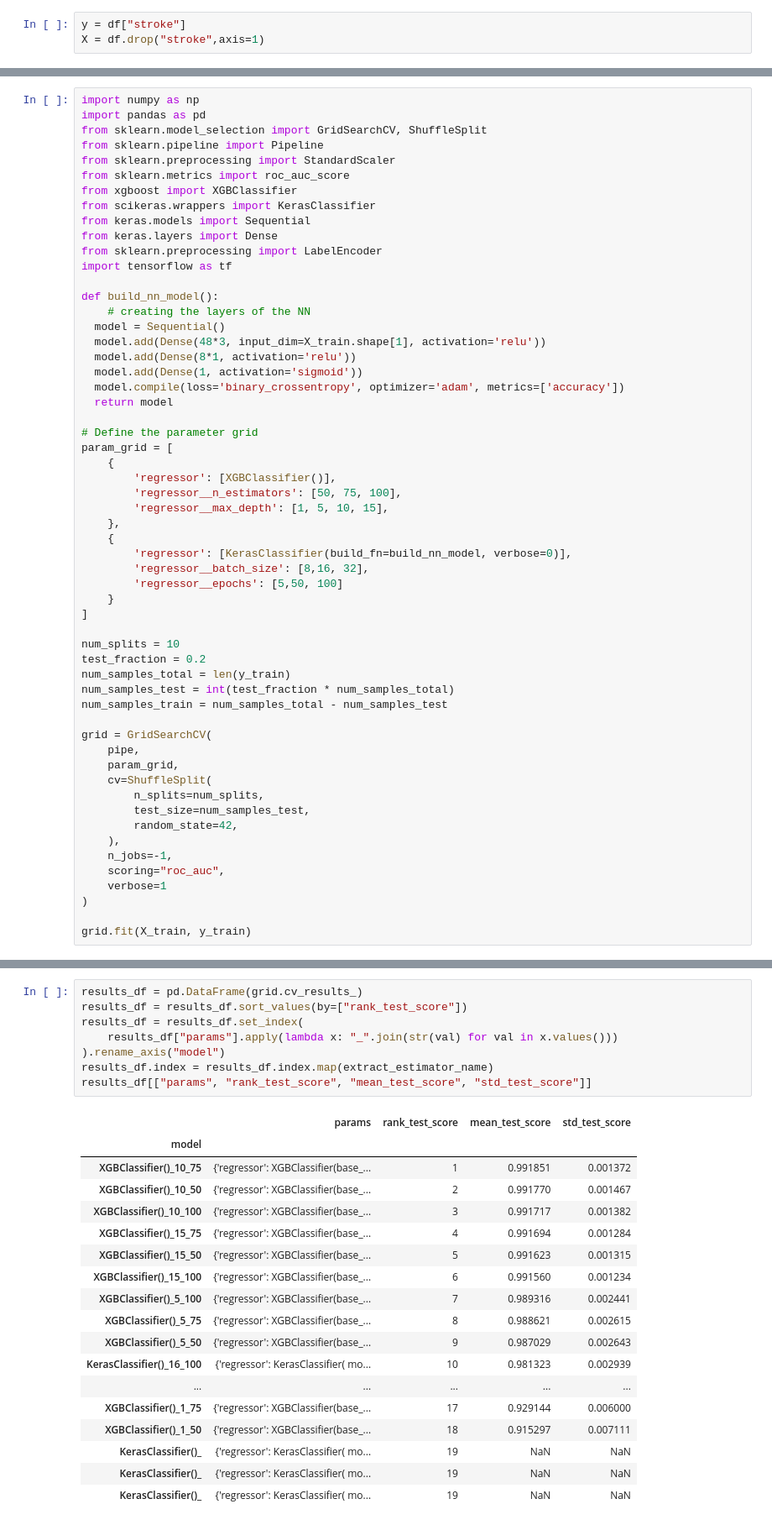
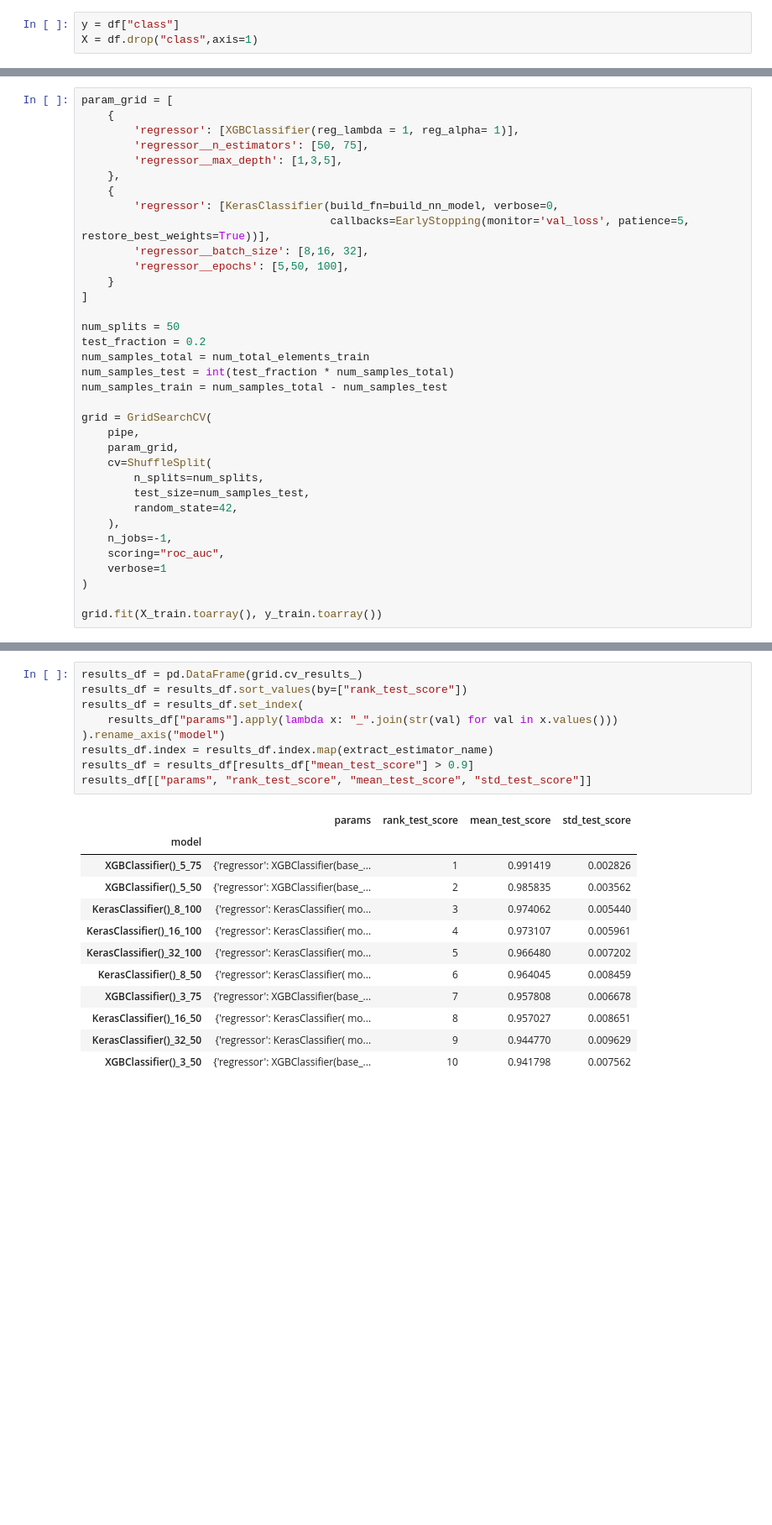
Before and after one commit to matheus-1618/xgboost-vs-deeplearning, a Jupyter notebook: xgboost_vs_dl.ipynb, the cells around one changed output, grey strips where cells are left out. Shown at 84% size. Saved outputs shown, nothing was run; the diff lists cells and outputs as text; blank space fills up the shorter version.

```diff
--- a/xgboost_vs_dl.ipynb
+++ b/xgboost_vs_dl.ipynb
@@ -73,3 +322,3 @@ from imblearn.over_sampling import SMOTE
 # %%
-y = df["stroke"]
-X = df.drop("stroke",axis=1)
+y = df["class"]
+X = df.drop("class",axis=1)
@@ -151,43 +421,21 @@ X_train, X_test, y_train, y_test = train_test_split(
 # %%
-import numpy as np
-import pandas as pd
-from sklearn.model_selection import GridSearchCV, ShuffleSplit
-from sklearn.pipeline import Pipeline
-from sklearn.preprocessing import StandardScaler
-from sklearn.metrics import roc_auc_score
-from xgboost import XGBClassifier
-from scikeras.wrappers import KerasClassifier
-from keras.models import Sequential
-from keras.layers import Dense
-from sklearn.preprocessing import LabelEncoder
-import tensorflow as tf
-
-def build_nn_model():
-    # creating the layers of the NN
-  model = Sequential()
-  model.add(Dense(48*3, input_dim=X_train.shape[1], activation='relu'))
-  model.add(Dense(8*1, activation='relu'))
-  model.add(Dense(1, activation='sigmoid'))
-  model.compile(loss='binary_crossentropy', optimizer='adam', metrics=['accuracy'])
-  return model
-
-# Define the parameter grid
 param_grid = [
     {
-        'regressor': [XGBClassifier()],
-        'regressor__n_estimators': [50, 75, 100],
-        'regressor__max_depth': [1, 5, 10, 15],
+        'regressor': [XGBClassifier(reg_lambda = 1, reg_alpha= 1)],
+        'regressor__n_estimators': [50, 75],
+        'regressor__max_depth': [1,3,5],
     },
     {
-        'regressor': [KerasClassifier(build_fn=build_nn_model, verbose=0)],
+        'regressor': [KerasClassifier(build_fn=build_nn_model, verbose=0,
+                                      callbacks=EarlyStopping(monitor='val_loss', patience=5, restore_best_weights=True))],
         'regressor__batch_size': [8,16, 32],
-        'regressor__epochs': [5,50, 100]
+        'regressor__epochs': [5,50, 100],
     }
 ]
 
-num_splits = 10
+num_splits = 50
 test_fraction = 0.2
-num_samples_total = len(y_train)
+num_samples_total = num_total_elements_train
 num_samples_test = int(test_fraction * num_samples_total)
 num_samples_train = num_samples_total - num_samples_test
 
@@ -204,5 +452,5 @@ grid = GridSearchCV(
     verbose=1
 )
 
-grid.fit(X_train, y_train)
+grid.fit(X_train.toarray(), y_train.toarray())
 # %% [output]
@@ -262,28 +498,23 @@ def extract_estimator_name(index):
 # %%
 results_df = pd.DataFrame(grid.cv_results_)
 results_df = results_df.sort_values(by=["rank_test_score"])
 results_df = results_df.set_index(
     results_df["params"].apply(lambda x: "_".join(str(val) for val in x.values()))
 ).rename_axis("model")
 results_df.index = results_df.index.map(extract_estimator_name)
+results_df = results_df[results_df["mean_test_score"] > 0.9]
 results_df[["params", "rank_test_score", "mean_test_score", "std_test_score"]]
 # %% [output]
 |  | params | rank_test_score | mean_test_score | std_test_score |
 | model |  |  |  |  |
-| XGBClassifier()_10_75 | {'regressor': XGBClassifier(base_... | 1 | 0.991851 | 0.001372 |
-| XGBClassifier()_10_50 | {'regressor': XGBClassifier(base_... | 2 | 0.991770 | 0.001467 |
-| XGBClassifier()_10_100 | {'regressor': XGBClassifier(base_... | 3 | 0.991717 | 0.001382 |
-| XGBClassifier()_15_75 | {'regressor': XGBClassifier(base_... | 4 | 0.991694 | 0.001284 |
-| XGBClassifier()_15_50 | {'regressor': XGBClassifier(base_... | 5 | 0.991623 | 0.001315 |
-| XGBClassifier()_15_100 | {'regressor': XGBClassifier(base_... | 6 | 0.991560 | 0.001234 |
-| XGBClassifier()_5_100 | {'regressor': XGBClassifier(base_... | 7 | 0.989316 | 0.002441 |
-| XGBClassifier()_5_75 | {'regressor': XGBClassifier(base_... | 8 | 0.988621 | 0.002615 |
-| XGBClassifier()_5_50 | {'regressor': XGBClassifier(base_... | 9 | 0.987029 | 0.002643 |
-| KerasClassifier()_16_100 | {'regressor': KerasClassifier( mo... | 10 | 0.981323 | 0.002939 |
-| ... | ... | ... | ... | ... |
-| XGBClassifier()_1_75 | {'regressor': XGBClassifier(base_... | 17 | 0.929144 | 0.006000 |
-| XGBClassifier()_1_50 | {'regressor': XGBClassifier(base_... | 18 | 0.915297 | 0.007111 |
-| KerasClassifier()_ | {'regressor': KerasClassifier( mo... | 19 | NaN | NaN |
-| KerasClassifier()_ | {'regressor': KerasClassifier( mo... | 19 | NaN | NaN |
-| KerasClassifier()_ | {'regressor': KerasClassifier( mo... | 19 | NaN | NaN |
+| XGBClassifier()_5_75 | {'regressor': XGBClassifier(base_... | 1 | 0.991419 | 0.002826 |
+| XGBClassifier()_5_50 | {'regressor': XGBClassifier(base_... | 2 | 0.985835 | 0.003562 |
+| KerasClassifier()_8_100 | {'regressor': KerasClassifier( mo... | 3 | 0.974062 | 0.005440 |
+| KerasClassifier()_16_100 | {'regressor': KerasClassifier( mo... | 4 | 0.973107 | 0.005961 |
+| KerasClassifier()_32_100 | {'regressor': KerasClassifier( mo... | 5 | 0.966480 | 0.007202 |
+| KerasClassifier()_8_50 | {'regressor': KerasClassifier( mo... | 6 | 0.964045 | 0.008459 |
+| XGBClassifier()_3_75 | {'regressor': XGBClassifier(base_... | 7 | 0.957808 | 0.006678 |
+| KerasClassifier()_16_50 | {'regressor': KerasClassifier( mo... | 8 | 0.957027 | 0.008651 |
+| KerasClassifier()_32_50 | {'regressor': KerasClassifier( mo... | 9 | 0.944770 | 0.009629 |
+| XGBClassifier()_3_50 | {'regressor': XGBClassifier(base_... | 10 | 0.941798 | 0.007562 |
 # %%
```
Also changed, not shown: parts of 67 cells of this notebook, 5 other files.
